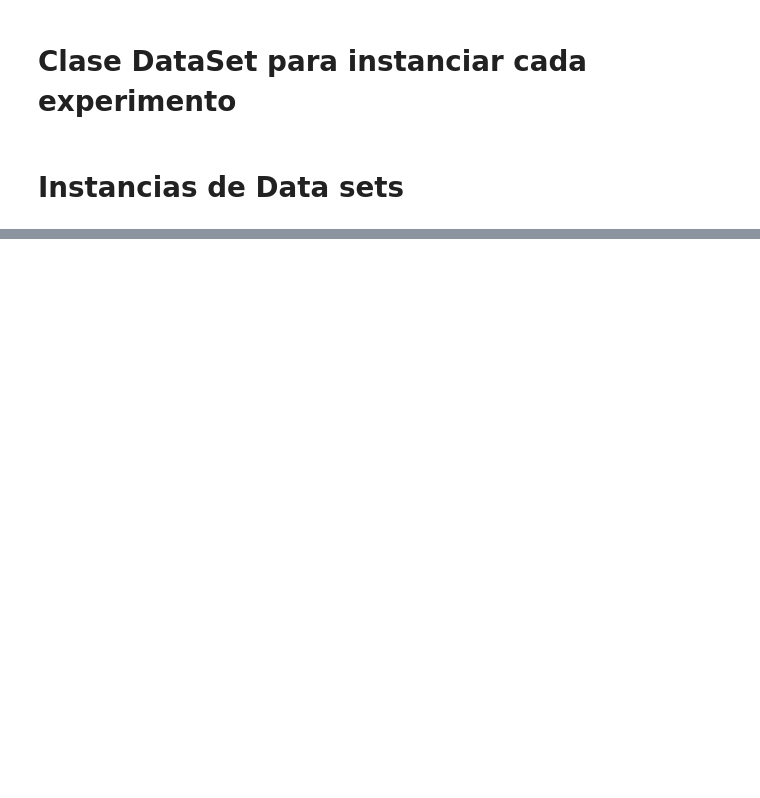
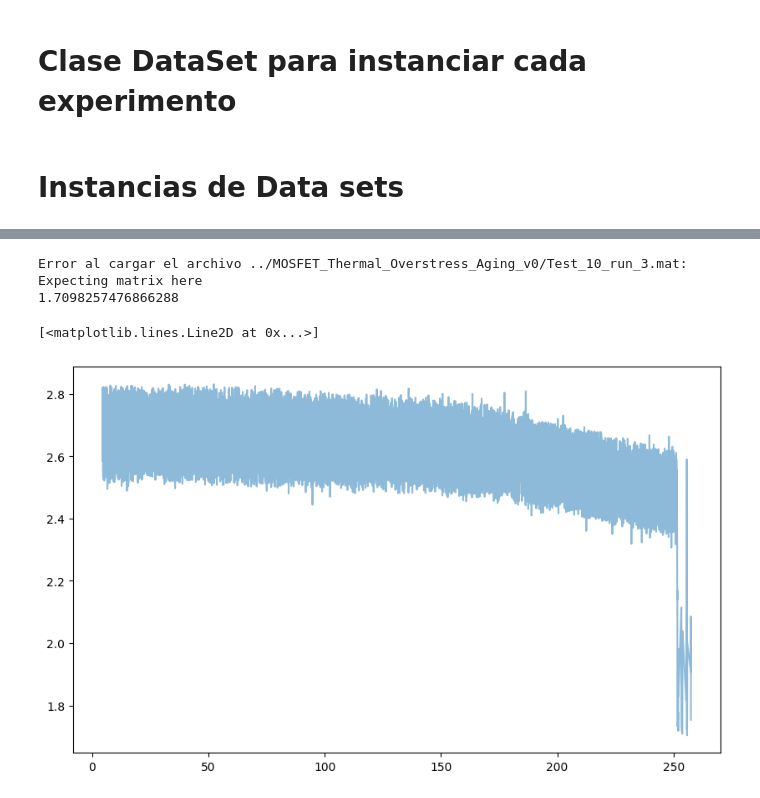
Before and after one commit to JoseUfre/Proyecto-Monitoreo-de-Condicion-2025-1, a Jupyter notebook: Lectura_datos.ipynb, the cells around one changed output, grey strips where cells are left out. Saved outputs shown, nothing was run; the diff lists cells and outputs as text; code cells hidden in the pictures; blank space fills up the shorter version.

```diff
--- a/Lectura_datos.ipynb
+++ b/Lectura_datos.ipynb
@@ -125,5 +141,16 @@ df_on_9 = data_9.data_set_on
 # %%
-data_2 = DataSet(2,3)
-df_2 = data_2.data_set
-df_on_2 = data_2.data_set_on
+data_10 = DataSet(10,7)
+df_10 = data_10.data_set
+df_on_10 = data_10.data_set_on
+# %% [output]
+Error al cargar el archivo ../MOSFET_Thermal_Overstress_Aging_v0/Test_10_run_3.mat: Expecting matrix here
+1.7098257476866288
+# %%
+#plot current
+plt.figure(figsize=(10, 6))
+
+plt.plot(df_on_36["time"], df_on_36["drain_current"], label='Test 36', alpha=0.5)
+# %% [output]
+[<matplotlib.lines.Line2D at 0x...>]
+[figure, added]
 # %%
```
Also changed, not shown: parts of 5 cells of this notebook.
